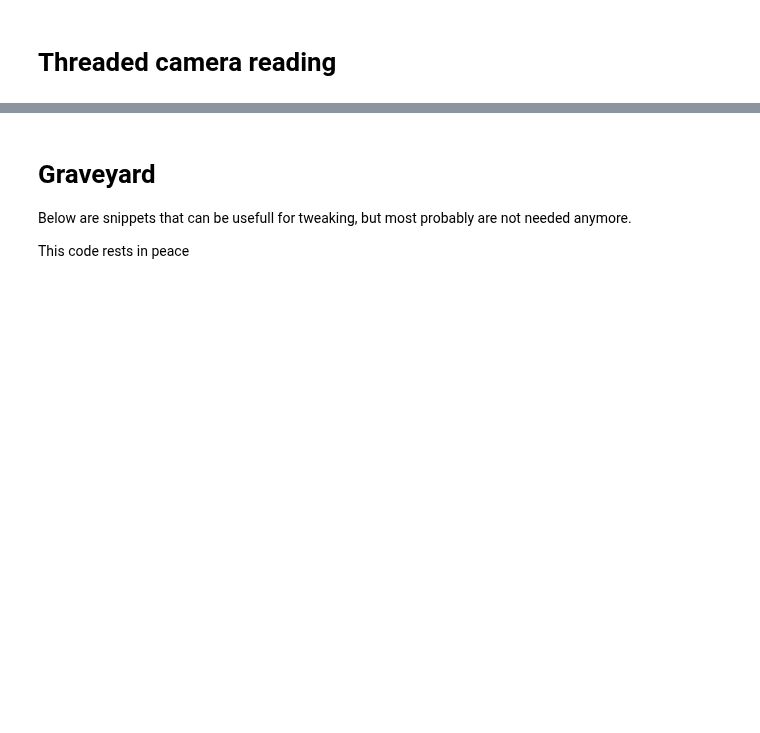
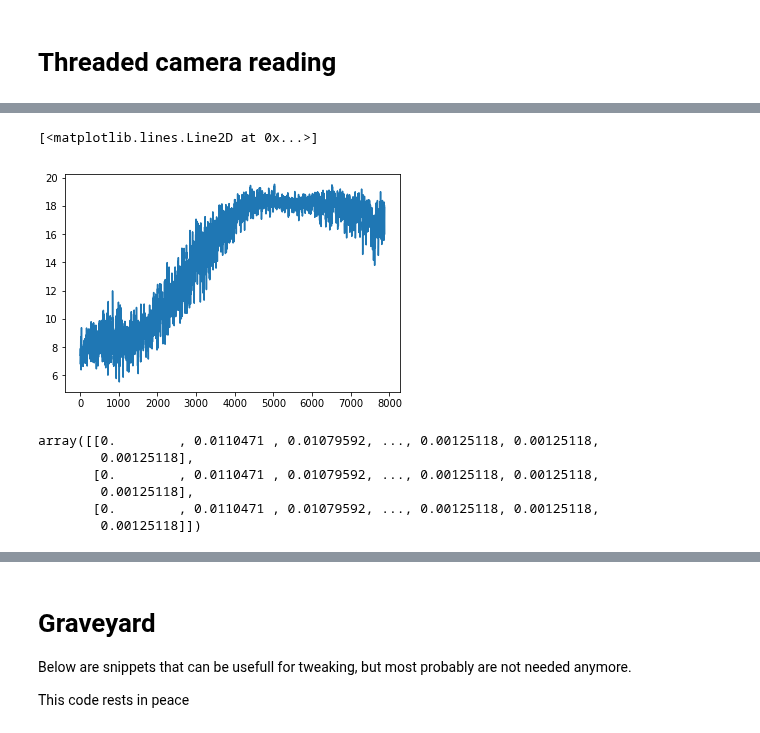
Before and after one commit to DaniloZZZ/quantTechLab, a Jupyter notebook: Experiment_run/Cameras_switching.ipynb, the cells around one changed output, grey strips where cells are left out. Drawn from its saved outputs; the diff is of its cells as text; code cells hidden in the pictures; blank space fills up the shorter version.

```diff
--- a/Experiment_run/Cameras_switching.ipynb
+++ b/Experiment_run/Cameras_switching.ipynb
@@ -65,5 +98,18 @@ plt.show()
 # %%
 d = np.array(means).reshape(-1,3).T
-plt.plot(d[0][:-50])
+phases_to_write = np.array(phases).reshape(-1,3).T
+plt.plot(d[2][:-50])
+# %% [output]
+[<matplotlib.lines.Line2D at 0x...>]
+[figure, added]
+# %%
+phases_to_write
+# %% [output]
+array([[0.        , 0.0110471 , 0.01079592, ..., 0.00125118, 0.00125118,
+        0.00125118],
+       [0.        , 0.0110471 , 0.01079592, ..., 0.00125118, 0.00125118,
+        0.00125118],
+       [0.        , 0.0110471 , 0.01079592, ..., 0.00125118, 0.00125118,
+        0.00125118]])
 # %%
 !pwd
```
Also changed, not shown: parts of 11 cells of this notebook, 3 other files.
